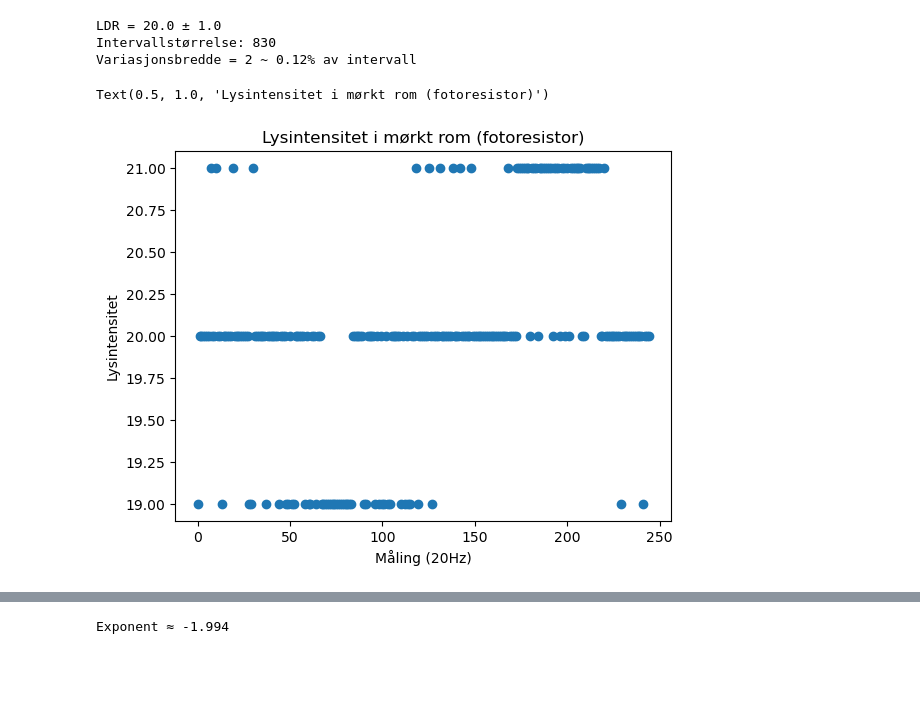
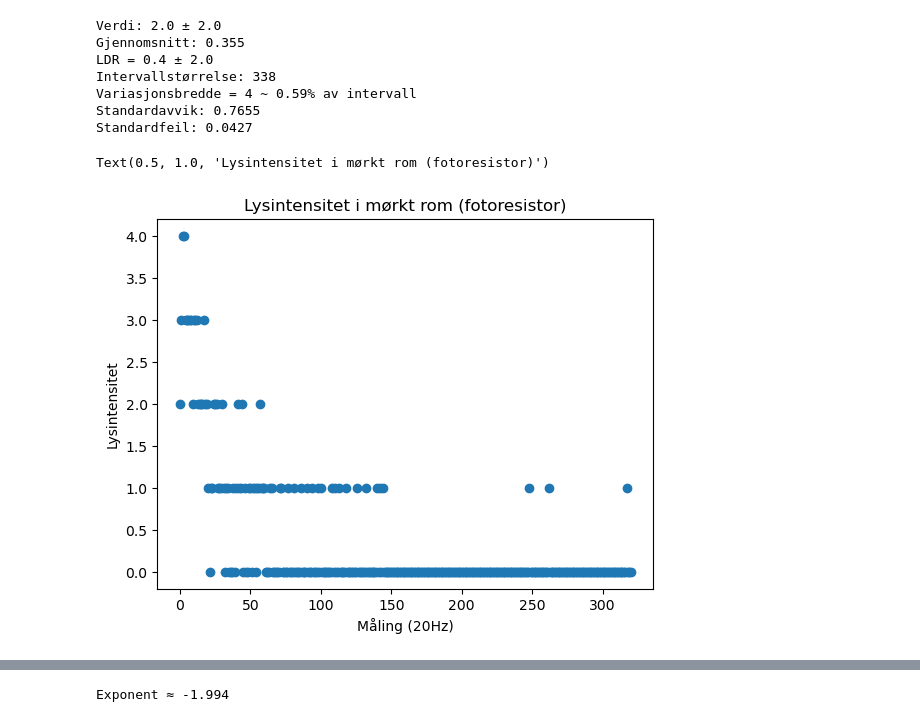
Before and after one commit to LilleAila/projects, a Jupyter notebook: skole/tof1/07-muntlig-eksamen/data/analysis.ipynb, the cells around one changed output, grey strips where cells are left out. Saved outputs shown, nothing was run; the diff lists cells and outputs as text; code cells hidden in the pictures; blank space fills up the shorter version.

```diff
--- a/skole/tof1/07-muntlig-eksamen/data/analysis.ipynb
+++ b/skole/tof1/07-muntlig-eksamen/data/analysis.ipynb
@@ -9,7 +9,8 @@ def read_df(path):
     cols = [x.split(":")[0] for x in df.iloc[0]]
     df.columns = cols
     for col in cols:
-        df[col] = df[col].str.split(":").str[1].astype(int)
+        df[col] = df[col].str.split(":").str[1]
+        df[col] = pd.to_numeric(df[col])
     return df
 # %%
 def clamp_diff(series, diff):
@@ -21,7 +22,7 @@ def clamp_diff(series, diff):
             result.iloc[i] = result.iloc[i-1] - diff
     return result
 # %%
-baseline = read_df("dark-baselines.csv")
+baseline = read_df("final-baselines.csv")
 del baseline["Distance"]
 baseline
 # %% [output]
@@ -41,6 +42,6 @@ baseline
 # %%
 #| label: distance-raw
-df = read_df("dark-flashlight3-long-slow.csv")
+df = read_df("final1.csv")
 df["Distance"].plot()
 plt.xlabel("Måling (20Hz)")
 plt.ylabel("Avstand (cm)")
@@ -51,18 +52,32 @@ Text(0.5, 1.0, 'Avstand over tid')
 # %%
 #| label: distance-clamped
-df = read_df("dark-flashlight3-long-slow.csv") # Closest to linear
+#df = read_df("dark-flashlight3-long-slow.csv") # Closest to linear
 #df = read_df("dark-flashlight5.csv") # 3.
 #df = read_df("dark-flashlight2-long.csv") # 2.
 #df = read_df("dark-flashlight1.csv") # 4.
 
-#df = df[df["Distance"] < 150]
-df["Distance"] = clamp_diff(df["Distance"], 1)
+# === NEW DATASETS ===
+
+def read(name, diff):
+    df = read_df(name)
+    df["Distance"] = clamp_diff(df["Distance"], diff)
+    return df
+
+df = read("final1.csv", 0.04)
+#df = read("final2.csv", 0.2)
+#df = read("final4.csv", 0.2)
+#df = read("final5.csv", 0.25)
+
+resistance = 60_000 # 60 kΩ
+df["R_LDR"] = resistance * ((1023 / df["LDR"]) - 1)
+alpha = 0.7
+df["LDR_Linearized"] = 1 / (df["R_LDR"] ** (1 / alpha))
+
 #df.iloc[1075:1150].reset_index().plot(x="index", y="Distance", kind="scatter")
-#df.reset_index().plot(x="index", y="Distance", kind="scatter")
 df["Distance"].plot()
+
 plt.xlabel("Måling (20Hz)")
 plt.ylabel("Avstand (cm)")
 plt.title("Avstand over tid")
-#df = df[df["Distance"] == df["Distance"].cummax()]
 df
 # %% [output]
@@ -83,26 +114,35 @@ df
 # %%
 #| label: baseline-ldr
 
 ldr = baseline["LDR"]
 ldr_range = df["LDR"].max() - df["LDR"].min()
 variasjon = ldr.max() - ldr.min()
 avvik = variasjon / 2
 avvik_forhold = avvik / ldr_range * 100
 ldr_baseline = ldr.mean()
+mid = ldr.min() + variasjon / 2
+print(f"Verdi: {mid:.1f} ± {avvik:.1f}")
+print(f"Gjennomsnitt: {ldr.mean():.3f}")
 print(f"LDR = {ldr_baseline:.1f} ± {avvik:.1f}")
 print(f"Intervallstørrelse: {ldr_range}")
 print(f"Variasjonsbredde = {variasjon} ~ {avvik_forhold:.2f}% av intervall")
+print(f"Standardavvik: {ldr.std():.4f}")
+print(f"Standardfeil: {ldr.sem():.4f}")
 
 plt.scatter(baseline.index, baseline["LDR"])
 plt.xlabel("Måling (20Hz)")
 plt.ylabel("Lysintensitet")
 plt.title("Lysintensitet i mørkt rom (fotoresistor)")
 # %% [output]
-LDR = 20.0 ± 1.0
-Intervallstørrelse: 830
-Variasjonsbredde = 2 ~ 0.12% av intervall
+Verdi: 2.0 ± 2.0
+Gjennomsnitt: 0.355
+LDR = 0.4 ± 2.0
+Intervallstørrelse: 338
+Variasjonsbredde = 4 ~ 0.59% av intervall
+Standardavvik: 0.7655
+Standardfeil: 0.0427
 Text(0.5, 1.0, 'Lysintensitet i mørkt rom (fotoresistor)')
-[figure, old version]
+[figure, new version]
 # %%
 #| label: baseline-temt
 temt = baseline["TEMT6000"]
```
Also changed, not shown: parts of 17 cells of this notebook, 10 other files.
